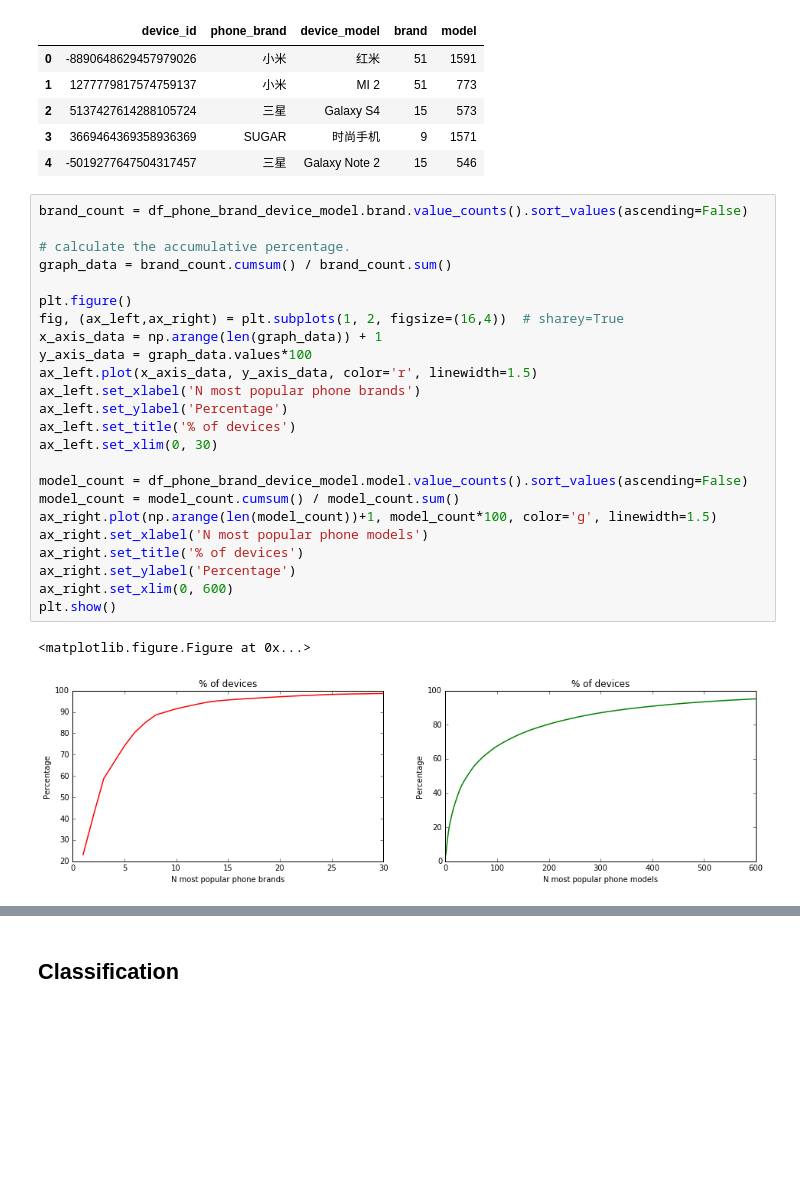
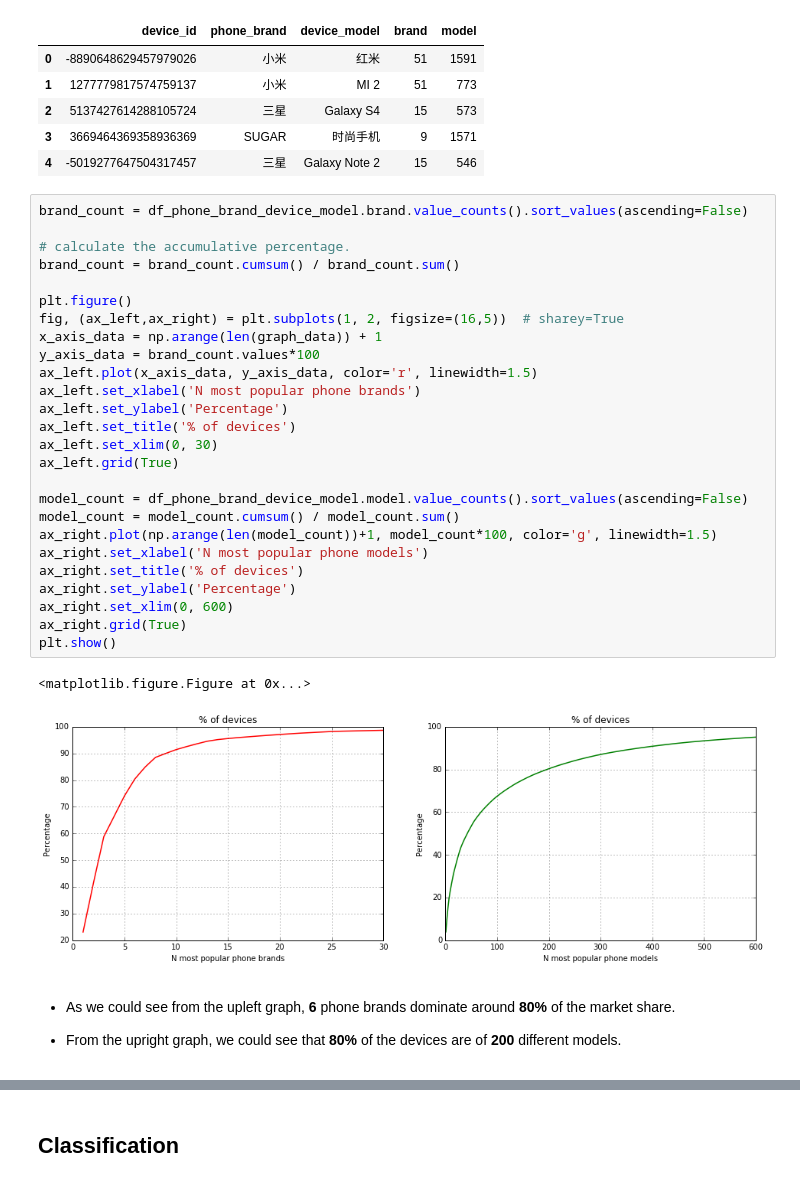
Before and after one commit to liaison/TalkingData, a Jupyter notebook: scripts/talking_data.ipynb, the cells around one changed output, grey strips where cells are left out. Cells and saved outputs as stored; diff of their text form; blank space fills up the shorter version.

Commit message:
comments on the graphs

```diff
--- a/scripts/talking_data.ipynb
+++ b/scripts/talking_data.ipynb
@@ -211,27 +211,34 @@ df_phone_brand_device_model.head()
 # %%
 brand_count = df_phone_brand_device_model.brand.value_counts().sort_values(ascending=False)
 
 # calculate the accumulative percentage.
-graph_data = brand_count.cumsum() / brand_count.sum()
+brand_count = brand_count.cumsum() / brand_count.sum()
 
 plt.figure()
-fig, (ax_left,ax_right) = plt.subplots(1, 2, figsize=(16,4))  # sharey=True
+fig, (ax_left,ax_right) = plt.subplots(1, 2, figsize=(16,5))  # sharey=True
 x_axis_data = np.arange(len(graph_data)) + 1
-y_axis_data = graph_data.values*100
+y_axis_data = brand_count.values*100
 ax_left.plot(x_axis_data, y_axis_data, color='r', linewidth=1.5)
 ax_left.set_xlabel('N most popular phone brands')
 ax_left.set_ylabel('Percentage')
 ax_left.set_title('% of devices')
 ax_left.set_xlim(0, 30)
+ax_left.grid(True)
 
 model_count = df_phone_brand_device_model.model.value_counts().sort_values(ascending=False)
 model_count = model_count.cumsum() / model_count.sum()
 ax_right.plot(np.arange(len(model_count))+1, model_count*100, color='g', linewidth=1.5)
 ax_right.set_xlabel('N most popular phone models')
 ax_right.set_title('% of devices')
 ax_right.set_ylabel('Percentage')
 ax_right.set_xlim(0, 600)
+ax_right.grid(True)
 plt.show()
 # %% [output]
 <matplotlib.figure.Figure at 0x...>
-[figure, old version]
+[figure, new version]
+# %% [markdown]
+
+- As we could see from the upleft graph, **6** phone brands dominate around **80%** of the market share.
+
+- From the upright graph, we could see that **80%** of the devices are of **200** different models.
```
Also changed, not shown: parts of 1 cell of this notebook.
